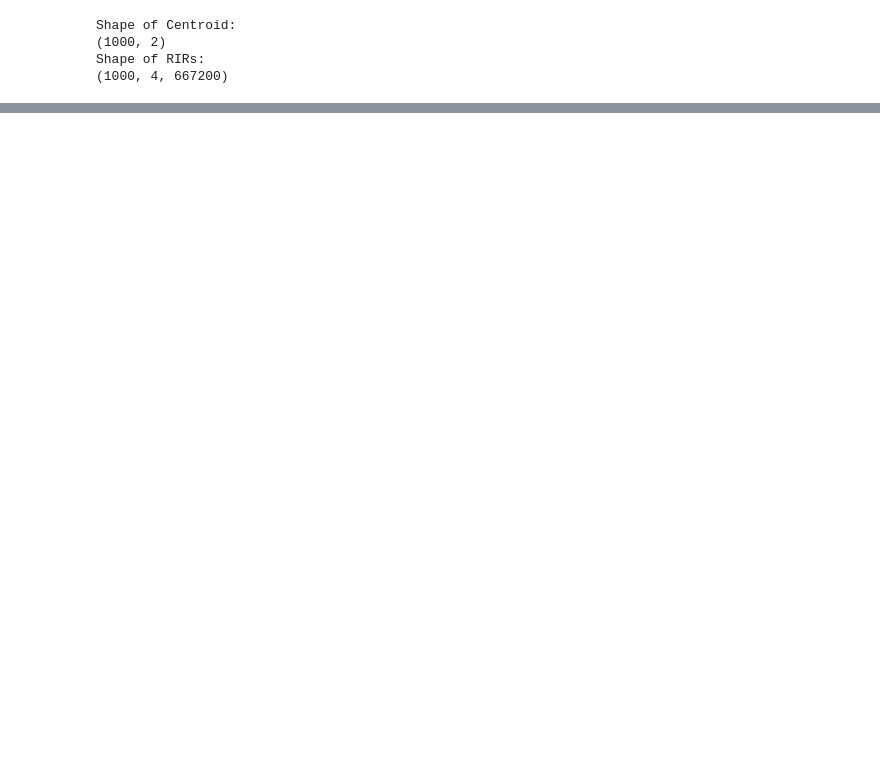
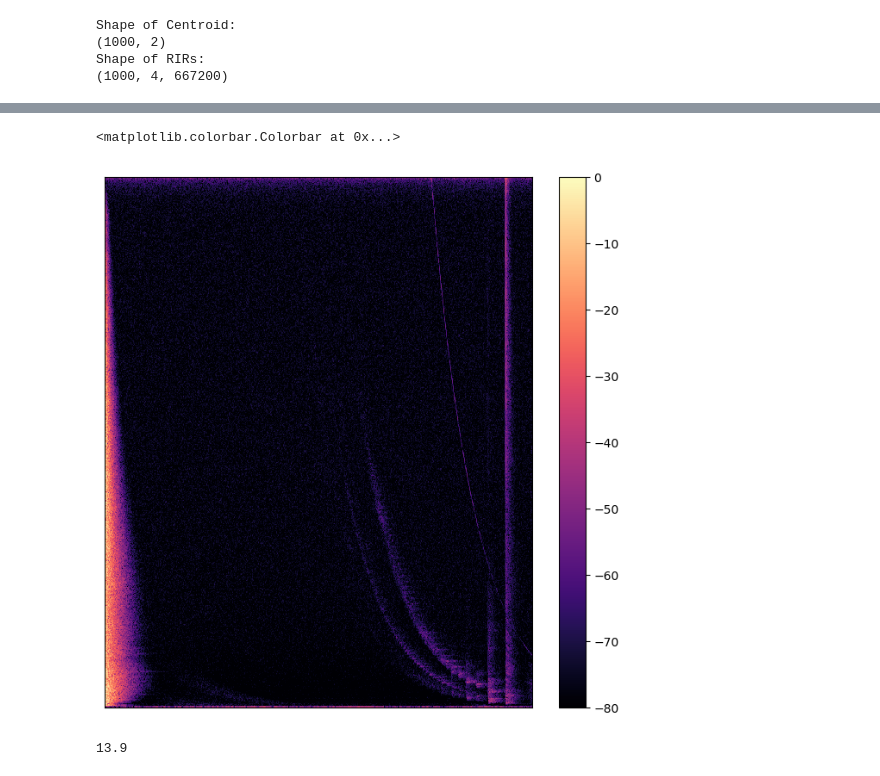
Before and after one commit to LilianSchall/datahack-accoustic, a Jupyter notebook: RoomVisualization.ipynb, the cells around one changed output, grey strips where cells are left out. Saved outputs shown, nothing was run; the diff lists cells and outputs as text; code cells hidden in the pictures; blank space fills up the shorter version.

Commit message:
feat: added spectrum visualisation

```diff
--- a/RoomVisualization.ipynb
+++ b/RoomVisualization.ipynb
@@ -37,0 +168,8 @@ dr.room_setup.plot_room(centroid)
+# %%
+data = RIRs[100, 3]
+sampling_rate = 48e3
+
+#freqs = find_freqs(data, sampling_rate, above=20, thresh=5, frac_off=0.1, plot=True)[0]
+#plt.show()
+#dampings, damp_freqs = get_dampings(data, sampling_rate, above=20, thresh=5, frac_off=0.1, plot=True)
+#plt.show()
@@ -37,0 +178,14 @@ dr.room_setup.plot_room(centroid)
+# %%
+D = librosa.stft(data)
+S_db = librosa.amplitude_to_db(np.abs(D), ref=np.max)
+# %%
+plt.figure()
+librosa.display.specshow(S_db)
+plt.colorbar()
+# %% [output]
+<matplotlib.colorbar.Colorbar at 0x...>
+[figure, added]
+# %%
+667200 / 48000
+# %% [output]
+13.9
```
Also changed, not shown: parts of 9 cells of this notebook, 1 other file.
